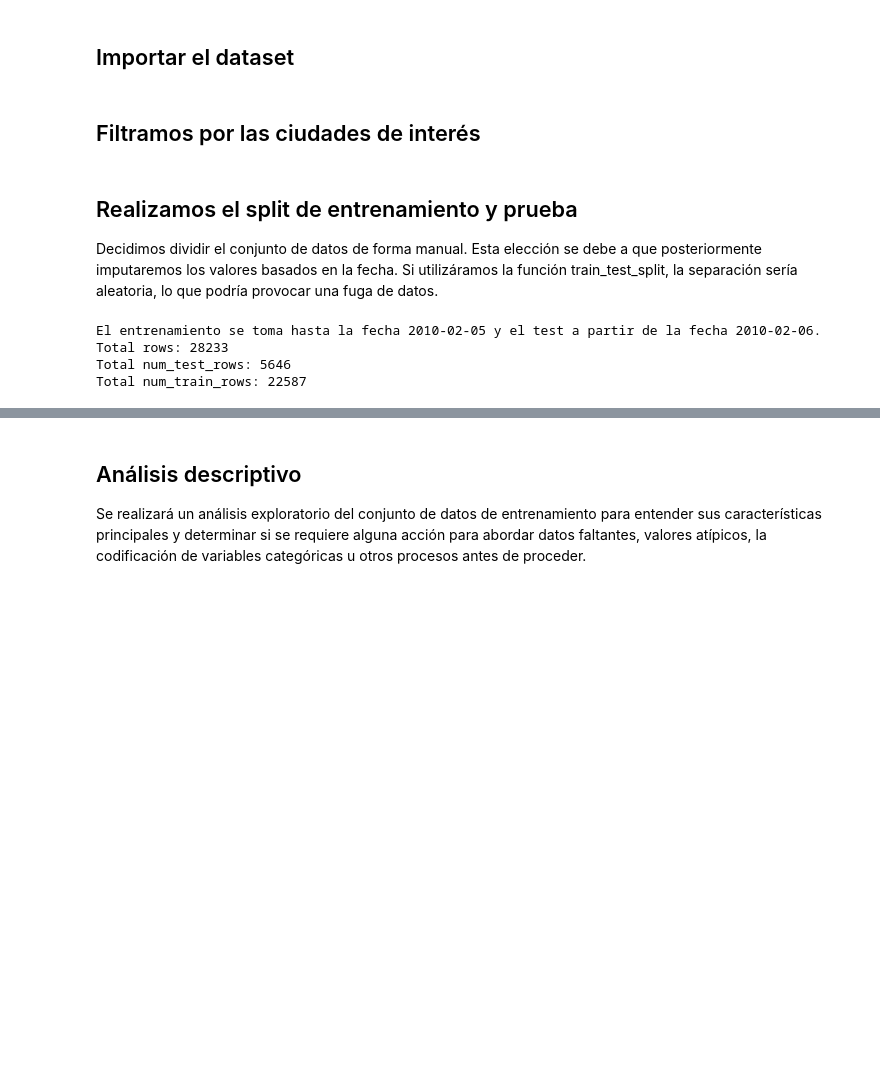
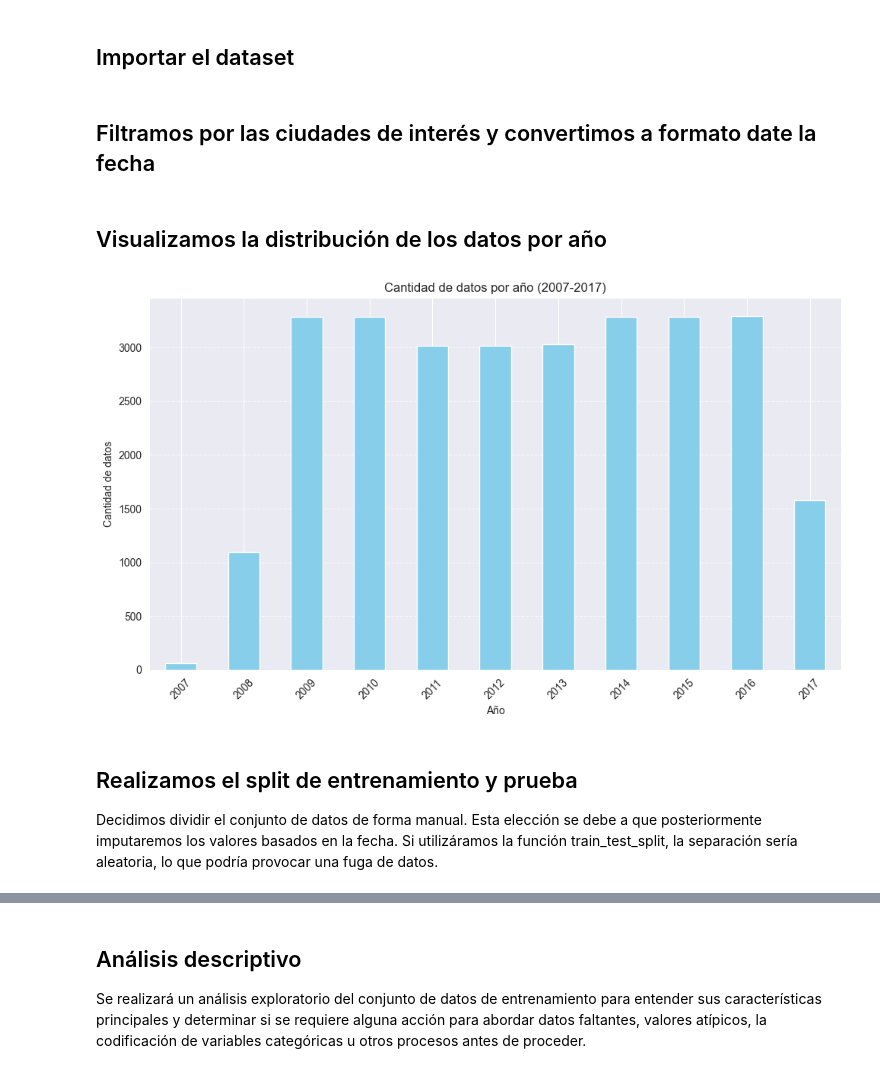
Before and after one commit to pepeargent0/AA1-TUIA-Ponce-Yanez, a Jupyter notebook: TP-integrador-AA1.ipynb, the cells around one changed output, grey strips where cells are left out. Saved outputs shown, nothing was run; the diff lists cells and outputs as text; code cells hidden in the pictures; blank space fills up the shorter version.

```diff
--- a/TP-integrador-AA1.ipynb
+++ b/TP-integrador-AA1.ipynb
@@ -60,7 +61,7 @@ warnings.filterwarnings("ignore")
 file_path= 'weatherAUS.csv'
 df = pd.read_csv(file_path, sep=',')
 # %% [markdown]
-## Filtramos por las ciudades de interés
+## Filtramos por las ciudades de interés y convertimos a formato date la fecha
 # %%
 ciudades = ['Adelaide', 'Canberra', 'Cobar', 'Dartmoor', 'Melbourne', 'MelbourneAirport', 'MountGambier', 'Sydney', 'SydneyAirport']
 df = df[df['Location'].isin(ciudades)]
@@ -67,29 +69,24 @@ df = df[df['Location'].isin(ciudades)]
+# %% [markdown]
+## Visualizamos la distribución de los datos por año
+# %%
+df['Year'] = pd.to_datetime(df['Date']).dt.year # Creamos la columna Year para poder realizar la visualización por año
+
+# Contamos la cantidad de datos por año
+data_by_year = df['Year'].value_counts().sort_index()
+
+plt.figure(figsize=(10, 6))
+data_by_year.plot(kind='bar', color='skyblue')
+plt.title('Cantidad de datos por año (2007-2017)')
+plt.xlabel('Año')
+plt.ylabel('Cantidad de datos')
+plt.xticks(rotation=45)
+plt.grid(axis='y', linestyle='--', alpha=0.7)
+plt.tight_layout()
+plt.show()
+df = df.drop(columns=['Year']) # Eliminamos la columna Year
+# %% [output]
+[figure, added]
 # %% [markdown]
 ## Realizamos el split de entrenamiento y prueba
 
 Decidimos dividir el conjunto de datos de forma manual. Esta elección se debe a que posteriormente imputaremos los valores basados en la fecha. Si utilizáramos la función train_test_split, la separación sería aleatoria, lo que podría provocar una fuga de datos.
-# %%
-test_size = 0.20
-train_size = 1 - test_size
-
-total_rows = len(df)
-num_test_rows = int(total_rows * test_size)
-num_train_rows = total_rows - num_test_rows
-train = df.iloc[:num_train_rows]
-test = df.iloc[num_train_rows:]
-
-if train.iloc[-1]['Date'] == test.iloc[0]['Date']:
-    df['Date'] = pd.to_datetime(df['Date'])
-    train = df[df['Date'] < train.iloc[-1]['Date']]
-    test = df[df['Date'] >= train.iloc[-1]['Date']]
-
-    print(f"Se volvió a dividir el conjunto de datos. Ahora, en el entrenamiento se toma hasta la fecha {train.iloc[0]['Date']}.")
-print(f"El entrenamiento se toma hasta la fecha {train.iloc[-1]['Date']} y el test a partir de la fecha {test.iloc[0]['Date']}.")
-print('Total rows: ' + str(total_rows))
-print('Total num_test_rows: ' + str(len(test)))
-print('Total num_train_rows: ' + str(len(train)))
-# %% [output]
-El entrenamiento se toma hasta la fecha 2010-02-05 y el test a partir de la fecha 2010-02-06.
-Total rows: 28233
-Total num_test_rows: 5646
-Total num_train_rows: 22587
```
Also changed, not shown: parts of 58 cells of this notebook, 1 other file.
